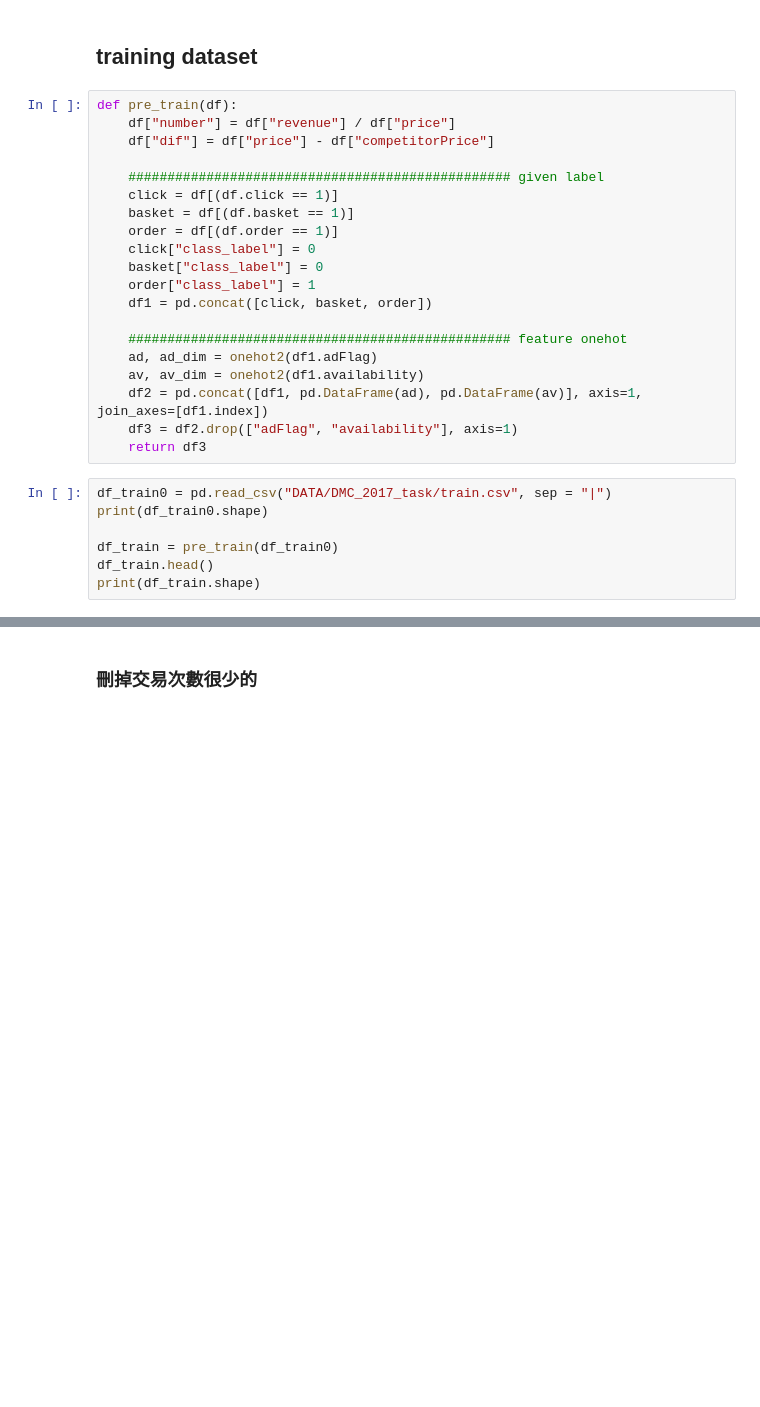
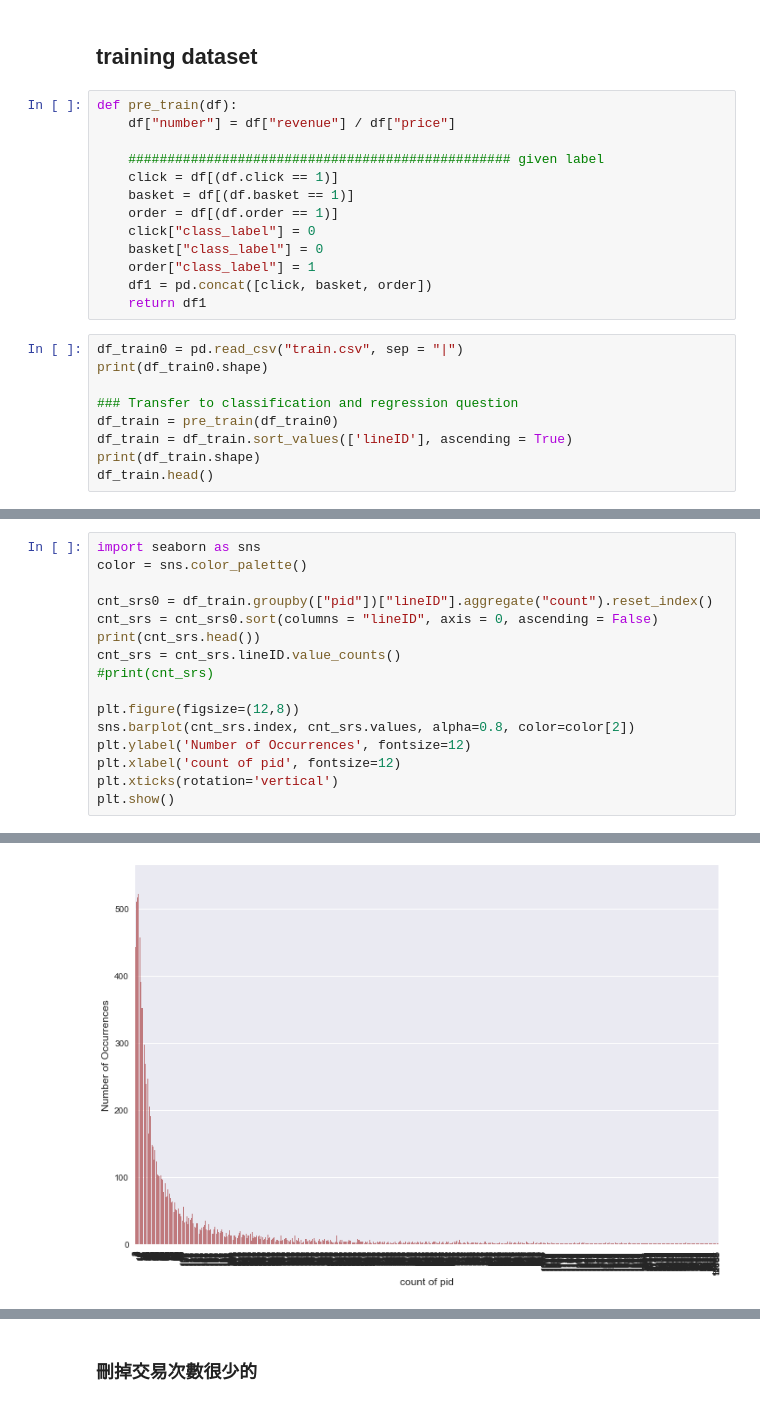
Before and after one commit to t830506/Data_Mining_Cup, a Jupyter notebook: DMC_clustering.ipynb, the cells around one changed output, grey strips where cells are left out. Drawn from its saved outputs; the diff is of its cells as text; blank space fills up the shorter version.

```diff
--- a/DMC_clustering.ipynb
+++ b/DMC_clustering.ipynb
@@ -37,7 +22,6 @@ def onehot2(df):
 # %%
 def pre_train(df):
     df["number"] = df["revenue"] / df["price"]
-    df["dif"] = df["price"] - df["competitorPrice"]
 
     ################################################# given label
     click = df[(df.click == 1)]
@@ -47,19 +31,15 @@ def pre_train(df):
     basket["class_label"] = 0
     order["class_label"] = 1
     df1 = pd.concat([click, basket, order])
-
-    ################################################# feature onehot
-    ad, ad_dim = onehot2(df1.adFlag)
-    av, av_dim = onehot2(df1.availability)
-    df2 = pd.concat([df1, pd.DataFrame(ad), pd.DataFrame(av)], axis=1, join_axes=[df1.index])
-    df3 = df2.drop(["adFlag", "availability"], axis=1)
-    return df3
+    return df1
 # %%
-df_train0 = pd.read_csv("DATA/DMC_2017_task/train.csv", sep = "|")
+df_train0 = pd.read_csv("train.csv", sep = "|")
 print(df_train0.shape)
 
+### Transfer to classification and regression question
 df_train = pre_train(df_train0)
+df_train = df_train.sort_values(['lineID'], ascending = True)
+print(df_train.shape)
 df_train.head()
-print(df_train.shape)
 # %% [output]
 (2756003, 11)
@@ -109,0 +55,17 @@ plt.show()
+# %%
+import seaborn as sns
+color = sns.color_palette()
+
+cnt_srs0 = df_train.groupby(["pid"])["lineID"].aggregate("count").reset_index()
+cnt_srs = cnt_srs0.sort(columns = "lineID", axis = 0, ascending = False)
+print(cnt_srs.head())
+cnt_srs = cnt_srs.lineID.value_counts()
+#print(cnt_srs)
+
+plt.figure(figsize=(12,8))
+sns.barplot(cnt_srs.index, cnt_srs.values, alpha=0.8, color=color[2])
+plt.ylabel('Number of Occurrences', fontsize=12)
+plt.xlabel('count of pid', fontsize=12)
+plt.xticks(rotation='vertical')
+plt.show()
+# %% [output]
@@ -109,0 +78 @@ plt.show()
+[figure, added]
```
Also changed, not shown: parts of 47 cells of this notebook.
